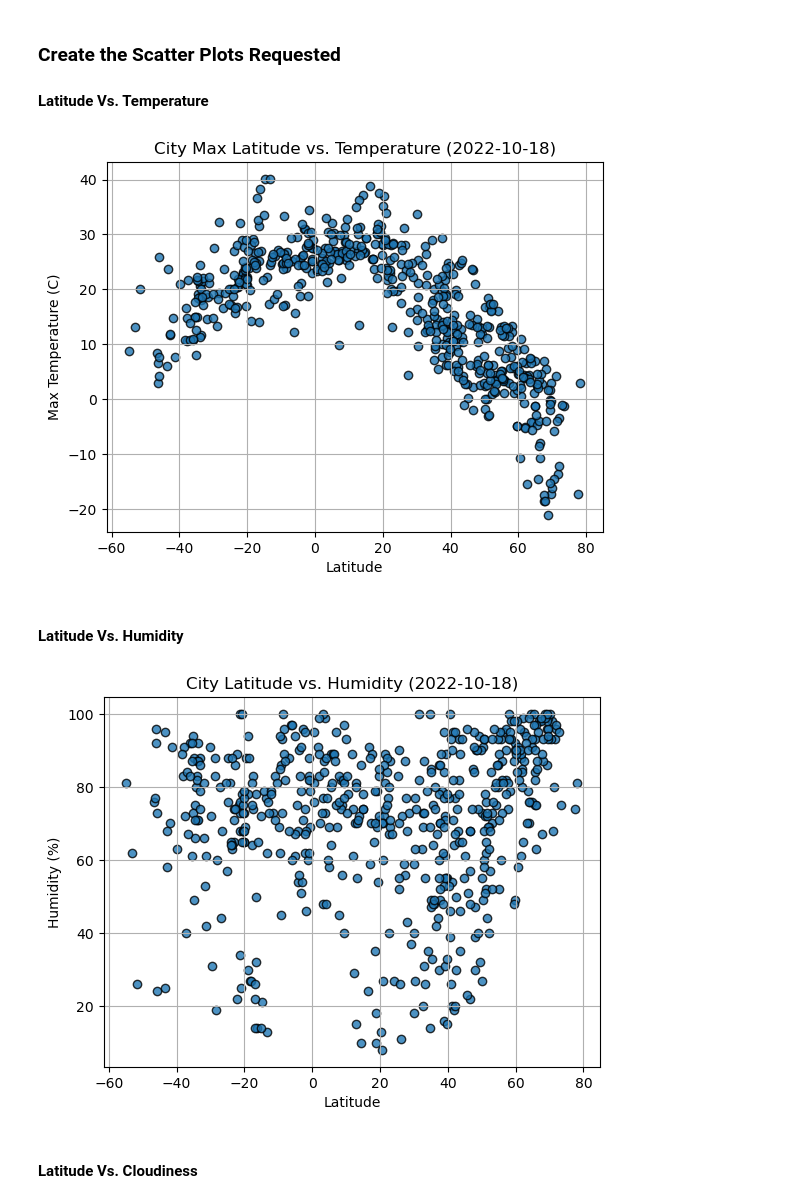
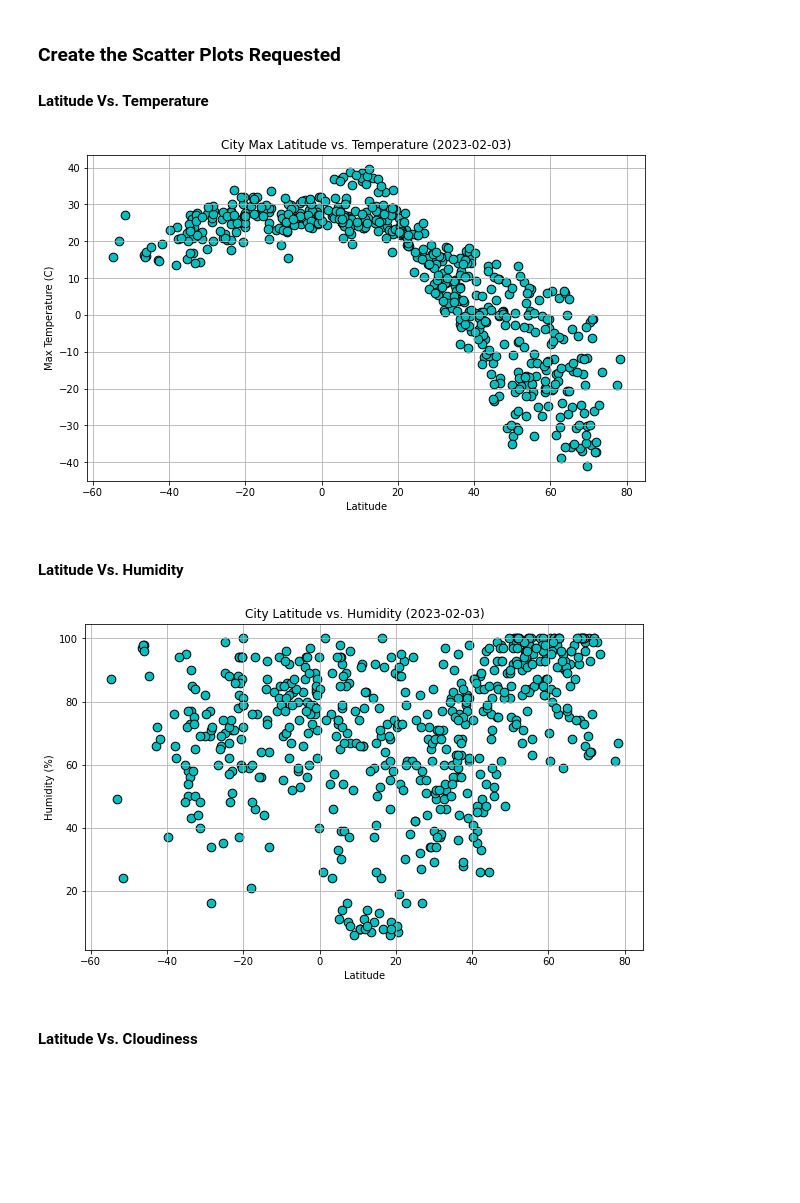
Before and after one commit to rhisehl/Weather-Evaluation, a Jupyter notebook: WeatherPy/WeatherPy.ipynb, the cells around one changed output. Saved outputs shown, nothing was run; the diff lists cells and outputs as text; code cells hidden in the pictures; blank space fills up the shorter version.

```diff
--- a/WeatherPy/WeatherPy.ipynb
+++ b/WeatherPy/WeatherPy.ipynb
@@ -171,34 +189,44 @@ city_data_df.head()
 #### Latitude Vs. Temperature
 # %%
 # Build scatter plot for latitude vs. temperature
-# YOUR CODE HERE
+fig, ax = plt.subplots(figsize=(10,6))
+
+ax.scatter(city_data_df["Lat"], city_data_df["Max Temp"],edgecolor="black",facecolor="c",s=75)
 
 # Incorporate the other graph properties
-# YOUR CODE HERE
-
+ax.set(title= "City Max Latitude vs. Temperature (2023-02-03)",
+       ylabel= "Max Temperature (C)",
+       xlabel="Latitude"
+      )
+ax.grid(which="major",axis="both")
 # Save the figure
 plt.savefig("output_data/Fig1.png")
 
 # Show plot
 plt.show()
 # %% [output]
-[figure, old version]
+[figure, new version]
 # %% [markdown]
 #### Latitude Vs. Humidity
 # %%
 # Build the scatter plots for latitude vs. humidity
-# YOUR CODE HERE
+fig, ax = plt.subplots(figsize=(10,6))
+
+ax.scatter(city_data_df["Lat"], city_data_df["Humidity"],edgecolor="black",facecolor="c",s=75)
 
 # Incorporate the other graph properties
-# YOUR CODE HERE
-
+ax.set(title= "City Latitude vs. Humidity (2023-02-03)",
+       ylabel= "Humidity (%)",
+       xlabel="Latitude"
+      )
+ax.grid(which="major",axis="both")
 # Save the figure
 plt.savefig("output_data/Fig2.png")
 
 # Show plot
 plt.show()
 # %% [output]
-[figure, old version]
+[figure, new version]
 # %% [markdown]
 #### Latitude Vs. Cloudiness
 # %%
```
Also changed, not shown: parts of 34 cells of this notebook, 5 other files.
